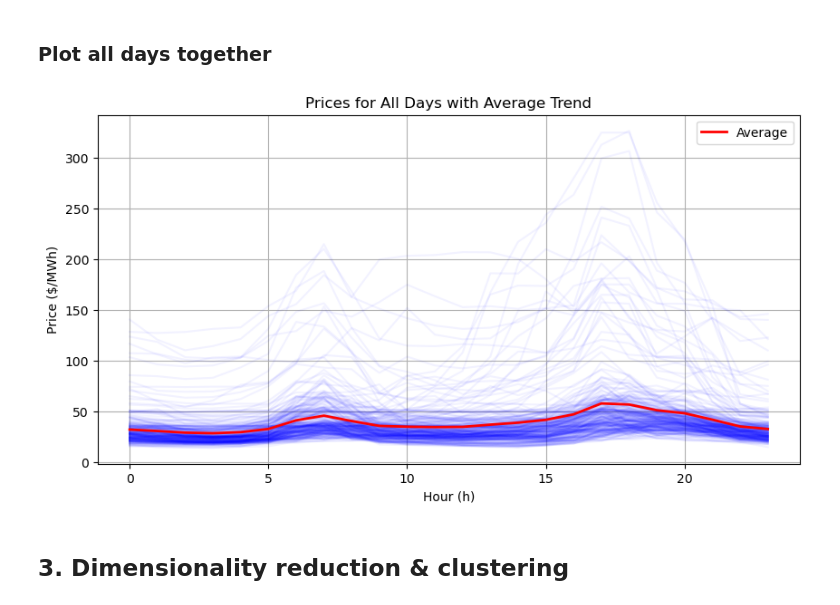
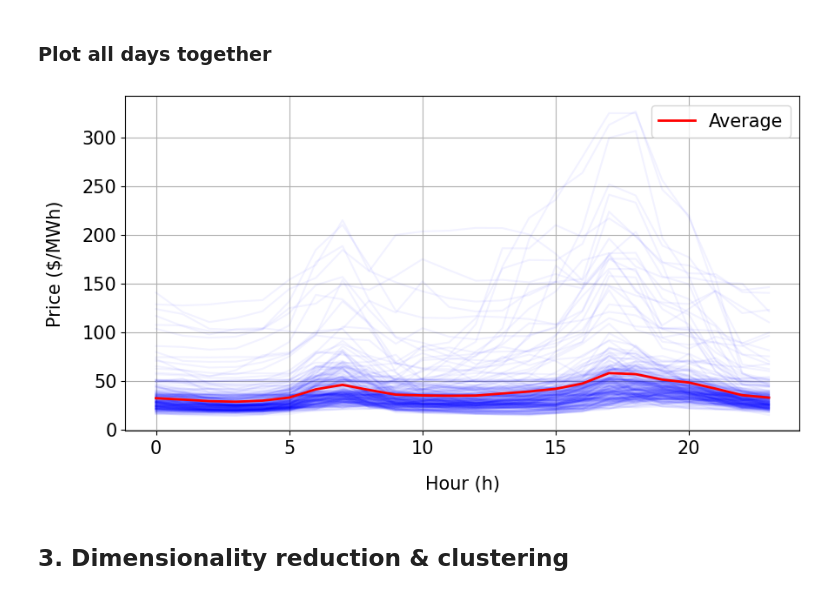
Before and after one commit to Sabri2001/v2g_mechanism_project, a Jupyter notebook: analyses/day_ahead_prices.ipynb, the cells around one changed output. Cells and saved outputs as stored; diff of their text form; code cells hidden in the pictures.

```diff
--- a/analyses/day_ahead_prices.ipynb
+++ b/analyses/day_ahead_prices.ipynb
@@ -50,29 +50,30 @@ plt.show()
 # %% [markdown]
 ### Plot all days together
 # %%
-import matplotlib.pyplot as plt
+# Set global font size to 15
+plt.rcParams.update({'font.size': 15})
 
-# Plot prices for all days with transparency
 plt.figure(figsize=(10, 5))
 
 num_days = X.shape[0]
 
 for day_index in range(num_days):
     selected_day_prices = X[day_index]
     plt.plot(range(24), selected_day_prices, color='blue', alpha=0.05)
 
 # Compute and plot the mean prices
 mean_prices = X.mean(axis=0)
 plt.plot(range(24), mean_prices, color='red', linewidth=2, label='Average')
 
-plt.title("Prices for All Days with Average Trend")
-plt.xlabel('Hour (h)')
-plt.ylabel('Price ($/MWh)')
+# Remove title by omitting plt.title() and adjust label padding
+plt.xlabel('Hour (h)', labelpad=15)
+plt.ylabel('Price ($/MWh)', labelpad=15)
+
 plt.grid(True)
-plt.legend()
+plt.legend(fontsize=15)
 plt.show()
 # %% [output]
-[figure, old version]
+[figure, new version]
 # %% [markdown]
 ## 3. Dimensionality reduction & clustering
 # %% [markdown]
```
Also changed, not shown: parts of 6 cells of this notebook, 30 other files.
